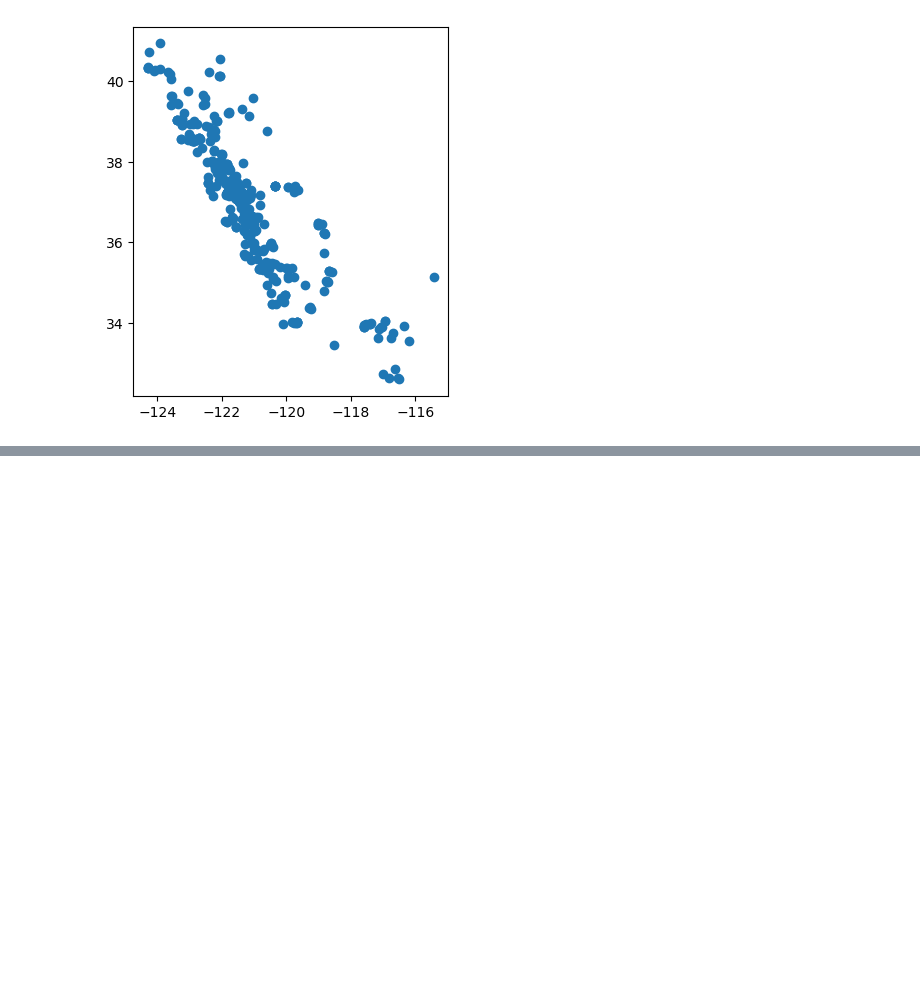
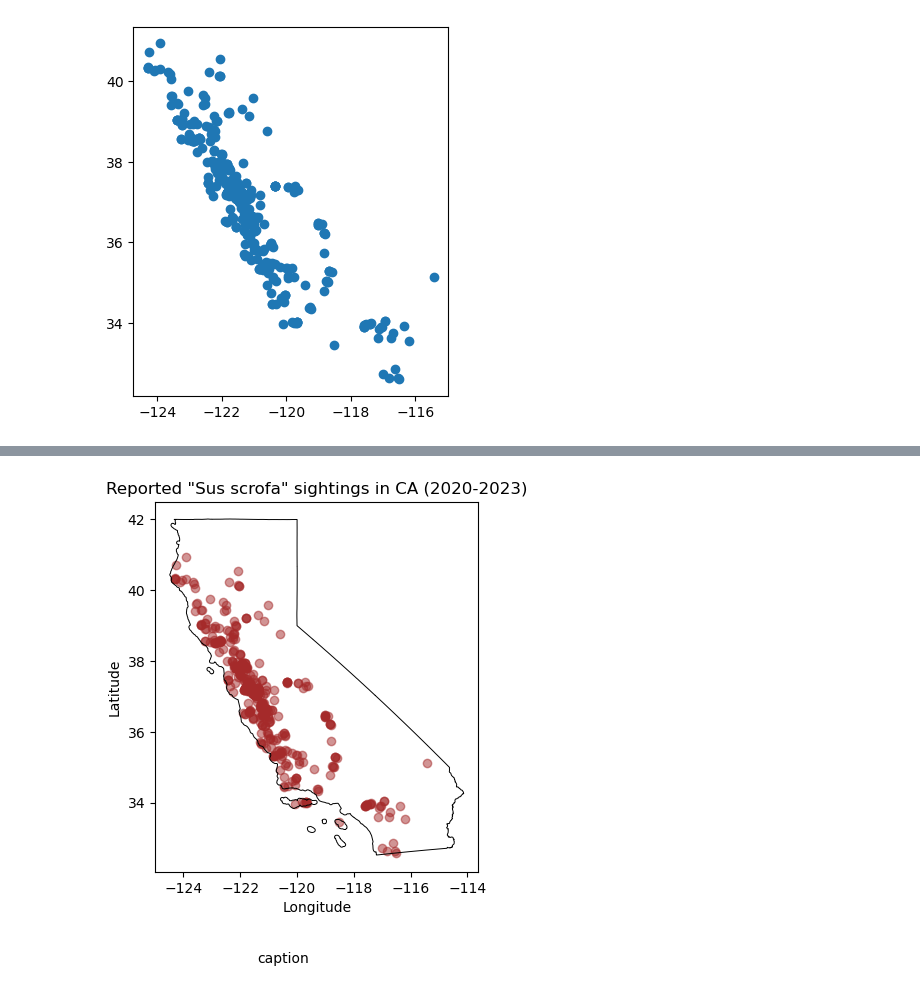
Before and after one commit to sofiasarak/eds220-in-class, a Jupyter notebook: week4-geopandas.ipynb, the cells around one changed output, grey strips where cells are left out. Cells and saved outputs as stored; diff of their text form; code cells hidden in the pictures; blank space fills up the shorter version.

```diff
--- a/week4-geopandas.ipynb
+++ b/week4-geopandas.ipynb
@@ -184,0 +225,27 @@ pigs_recent.plot()
+# %%
+# Initialize empty figure and axiz
+fig, ax = plt.subplots()
+
+# Add pigs point plot to our figure's axis
+ca_boundary.boundary.plot(ax=ax,    # Adding boundary to the same axis; could also do color = 'none'; edgecolor = 'color' (w/out boundary method)
+                          color = 'black',
+                          linewidth = 0.7)
+
+pigs_recent.plot(ax=ax,              # Add plot to axis
+                 alpha=0.5,          # Adjust transperency
+                 color = 'brown')    # Update color
+
+
+txt = "caption"
+
+# Update axis
+ax.set_title('Reported "Sus scrofa" sightings in CA (2020-2023)')
+ax.set_xlabel('Longitude')
+ax.set_ylabel('Latitude')
+plt.figtext(0.5, -0.08, txt,
+            horizontalalignment = 'right')
+
+# Display figure
+plt.show()
+# %% [output]
+[figure, added]
```
Also changed, not shown: parts of 5 cells of this notebook, 2 other files.
